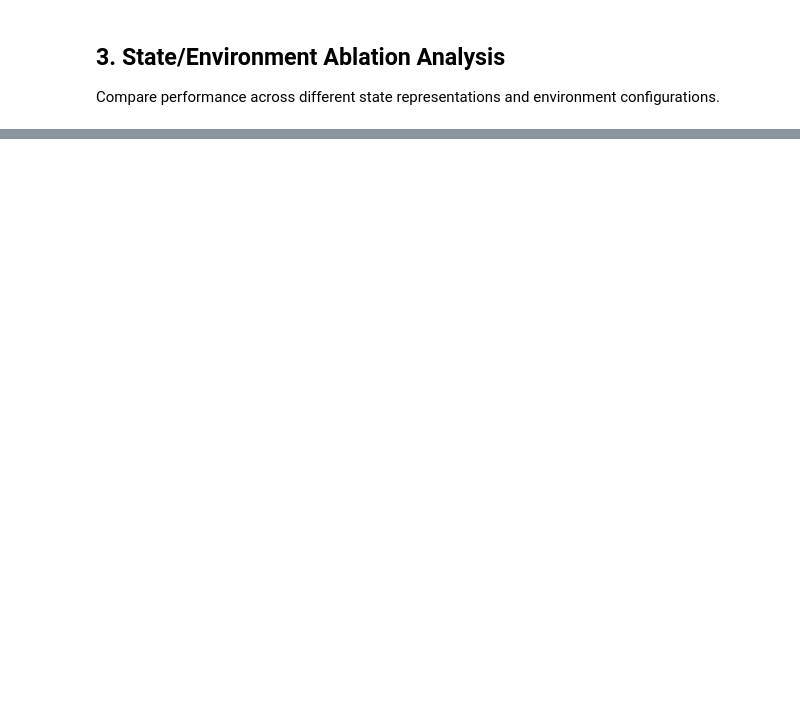
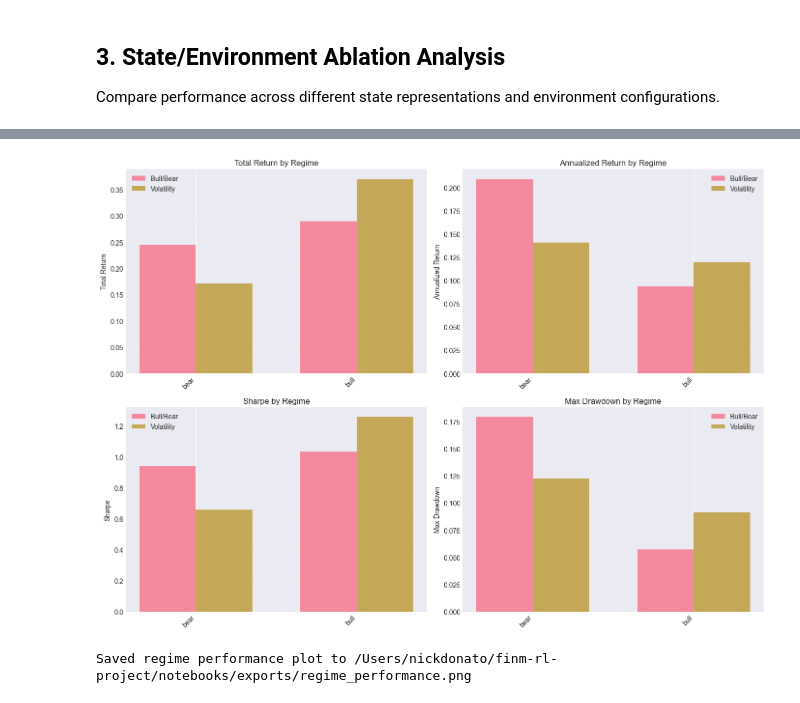
Before and after one commit to ekopen/finm-rl-project, a Jupyter notebook: notebooks/analysis_main.ipynb, the cells around one changed output, grey strips where cells are left out. Cells and saved outputs as stored; diff of their text form; code cells hidden in the pictures; blank space fills up the shorter version.

```diff
--- a/notebooks/analysis_main.ipynb
+++ b/notebooks/analysis_main.ipynb
@@ -268,0 +432,39 @@ else:
+# %%
+# Visualize regime performance with bar charts
+if regime_df is not None:
+    fig, axes = plt.subplots(2, 2, figsize=(14, 10))
+    metrics_to_plot = ['total_return', 'annualized_return', 'sharpe', 'max_drawdown']
+
+    for idx, metric in enumerate(metrics_to_plot):
+        ax = axes[idx // 2, idx % 2]
+
+        # Separate by regime type
+        bull_bear_data = regime_df[regime_df['regime_type'] == 'bull_bear']
+        vol_data = regime_df[regime_df['regime_type'] == 'volatility']
+
+        x = np.arange(max(len(bull_bear_data), len(vol_data)))
+        width = 0.35
+
+        if not bull_bear_data.empty:
+            ax.bar(x[:len(bull_bear_data)] - width/2, bull_bear_data[metric],
+                   width, label='Bull/Bear', alpha=0.8)
+        if not vol_data.empty:
+            ax.bar(x[:len(vol_data)] + width/2, vol_data[metric],
+                   width, label='Volatility', alpha=0.8)
+
+        ax.set_ylabel(metric.replace("_", " ").title())
+        ax.set_title(f'{metric.replace("_", " ").title()} by Regime')
+        ax.set_xticks(x[:max(len(bull_bear_data), len(vol_data))])
+        if not bull_bear_data.empty:
+            labels = list(bull_bear_data['regime_label']) + [''] * (len(x) - len(bull_bear_data))
+            ax.set_xticklabels(labels, rotation=45, ha='right')
+        ax.legend()
+        ax.grid(True, alpha=0.3, axis='y')
+
+    plt.tight_layout()
+    plt.savefig(EXPORTS_DIR / "regime_performance.png", dpi=150, bbox_inches='tight')
+    plt.show()
+    print(f"Saved regime performance plot to {EXPORTS_DIR / 'regime_performance.png'}")
+# %% [output]
+[figure, added]
+Saved regime performance plot to /Users/nickdonato/finm-rl-project/notebooks/exports/regime_performance.png
```
Also changed, not shown: parts of 28 cells of this notebook, 3 other files.
